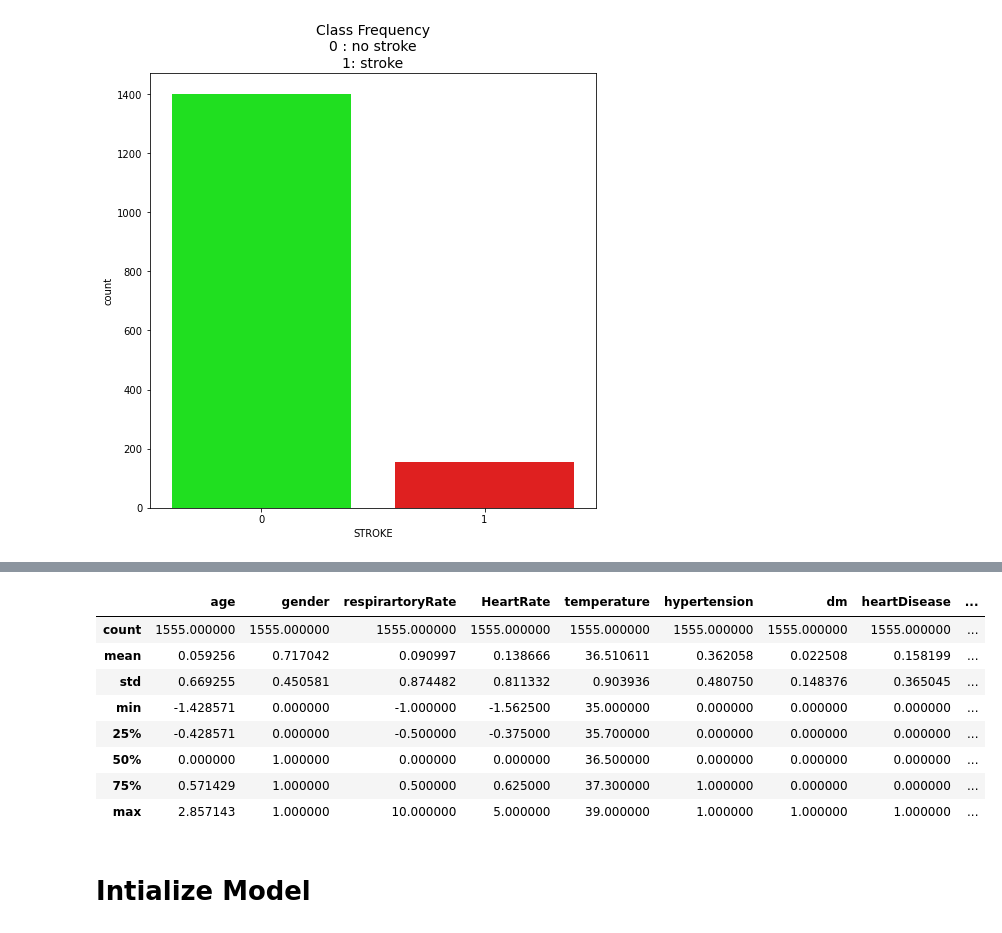
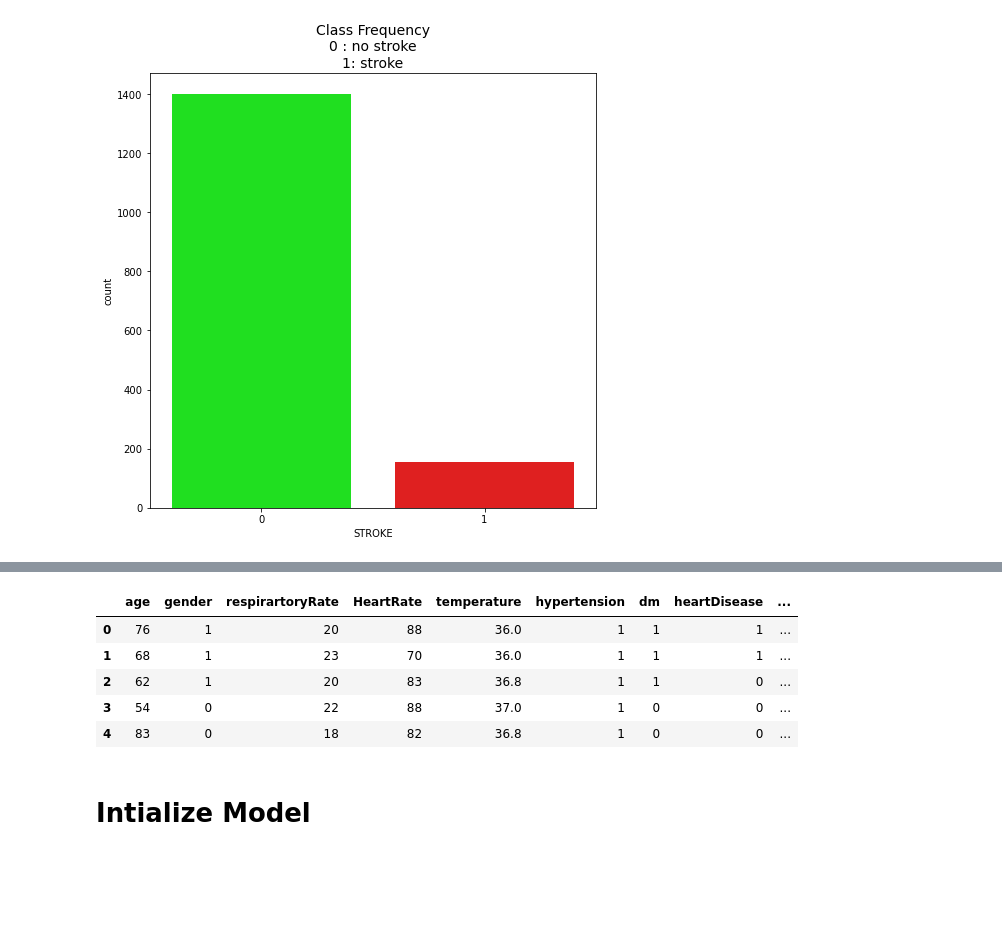
Before and after one commit to grathyaaaa/model-stroke, a Jupyter notebook: stroke-model.ipynb, the cells around one changed output, grey strips where cells are left out. Drawn from its saved outputs; the diff is of its cells as text; code cells hidden in the pictures; blank space fills up the shorter version.

Commit message:
from sklearn to tensorflow

```diff
--- a/stroke-model.ipynb
+++ b/stroke-model.ipynb
@@ -17,8 +18,7 @@ warnings.filterwarnings("ignore")
 seed = 101
 # %%
 df = pd.read_csv(r'dataset_fix2.csv', header=0)
-df = df.drop(['no'], axis=1)
-del df['bloodPressure']
+df = df.drop(['no', 'bloodPressure'], axis=1)
 # %%
 df
 # %% [output]
@@ -68,23 +67,14 @@ plt.show()
-# %%
-from sklearn.preprocessing import RobustScaler
-scaler = RobustScaler()
-df['age'] = scaler.fit_transform(df['age'].values.reshape(-1,1))
-df['respirartoryRate'] = scaler.fit_transform(df['respirartoryRate'].values.reshape(-1,1))
-df['HeartRate'] = scaler.fit_transform(df['HeartRate'].values.reshape(-1,1))
 # %%
 # Convert categorical values to numeric
 # %%
-gender = {'L': 0, 'P': 1, 'l' : 0, 'p' : 1}
+gender = {'L': 0, 'l' : 0, 'P': 1, 'p' : 1}
 df['gender'] = df['gender'].map(gender)
 # %%
-df.describe()
+df.head()
 # %% [output]
 |  | age | gender | respirartoryRate | HeartRate | temperature | hypertension | dm | heartDisease | ... |
-| count | 1555.000000 | 1555.000000 | 1555.000000 | 1555.000000 | 1555.000000 | 1555.000000 | 1555.000000 | 1555.000000 | ... |
-| mean | 0.059256 | 0.717042 | 0.090997 | 0.138666 | 36.510611 | 0.362058 | 0.022508 | 0.158199 | ... |
-| std | 0.669255 | 0.450581 | 0.874482 | 0.811332 | 0.903936 | 0.480750 | 0.148376 | 0.365045 | ... |
-| min | -1.428571 | 0.000000 | -1.000000 | -1.562500 | 35.000000 | 0.000000 | 0.000000 | 0.000000 | ... |
-| 25% | -0.428571 | 0.000000 | -0.500000 | -0.375000 | 35.700000 | 0.000000 | 0.000000 | 0.000000 | ... |
-| 50% | 0.000000 | 1.000000 | 0.000000 | 0.000000 | 36.500000 | 0.000000 | 0.000000 | 0.000000 | ... |
-| 75% | 0.571429 | 1.000000 | 0.500000 | 0.625000 | 37.300000 | 1.000000 | 0.000000 | 0.000000 | ... |
-| max | 2.857143 | 1.000000 | 10.000000 | 5.000000 | 39.000000 | 1.000000 | 1.000000 | 1.000000 | ... |
+| 0 | 76 | 1 | 20 | 88 | 36.0 | 1 | 1 | 1 | ... |
+| 1 | 68 | 1 | 23 | 70 | 36.0 | 1 | 1 | 1 | ... |
+| 2 | 62 | 1 | 20 | 83 | 36.8 | 1 | 1 | 0 | ... |
+| 3 | 54 | 0 | 22 | 88 | 37.0 | 1 | 0 | 0 | ... |
+| 4 | 83 | 0 | 18 | 82 | 36.8 | 1 | 0 | 0 | ... |
```
Also changed, not shown: parts of 18 cells of this notebook.
